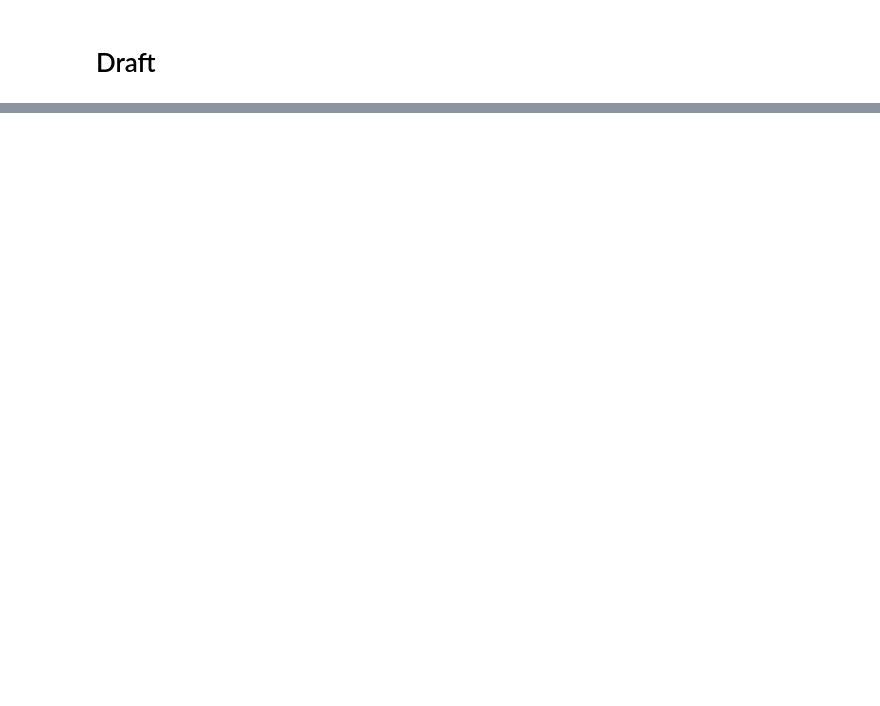
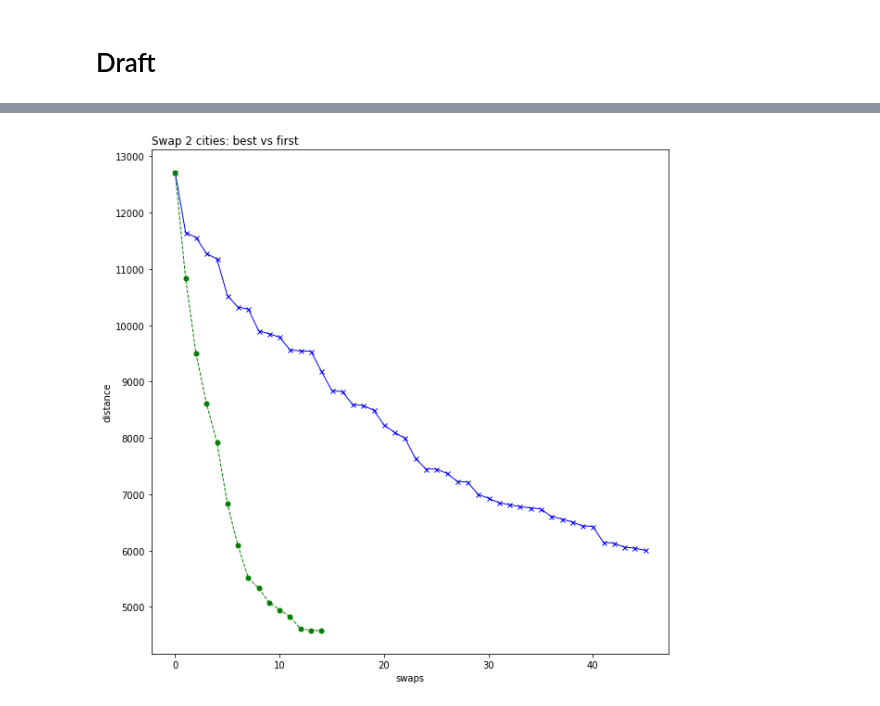
Before and after one commit to ysereda/Traveling_Salesman, a Jupyter notebook: Traveling_Salesman.ipynb, the cells around one changed output, grey strips where cells are left out. Saved outputs shown, nothing was run; the diff lists cells and outputs as text; code cells hidden in the pictures; blank space fills up the shorter version.

```diff
--- a/Traveling_Salesman.ipynb
+++ b/Traveling_Salesman.ipynb
@@ -685,0 +700,13 @@ def opt7():
+# %%
+d_swap2first = [12713.0, 11648.4, 11558.4, 11274.0, 11177.0, 10530.0, 10324.6, 10285.6, 9901.6, 9849.0, 9789.6, 9560.6, 9545.6, 9539.6, 9183.6, 8842.6, 8822.6, 8590.6, 8575.6, 8494.6, 8231.0, 8097.0, 7996.0, 7638.0, 7449.1, 7448.0, 7372.7, 7229.099999999999, 7216.099999999999, 6999.099999999999, 6930.099999999999, 6848.099999999999, 6816.099999999999, 6780.099999999999, 6757.099999999999, 6741.099999999999, 6610.099999999999, 6562.099999999999, 6509.099999999999, 6438.099999999999, 6429.099999999999, 6147.099999999999, 6131.099999999999, 6061.099999999999, 6042.099999999999, 6004.099999999999]
+d_swap2best = [12713.0, 10830.0, 9493.0, 8615.0, 7916.0, 6833.0, 6098.0, 5514.4, 5332.0, 5077.0, 4947.0, 4831.1, 4609.1, 4585.1, 4577.1]
+
+plt.figure(1, figsize=(10,10))
+plt.title('Swap 2 cities: best vs first', loc='left')
+plt.plot(d_swap2first, color='blue', marker='x', linestyle='solid', linewidth=1, markersize=5)
+plt.plot(d_swap2best, color='green', marker='o', linestyle='dashed', linewidth=1, markersize=5)
+plt.xlabel("swaps")
+plt.ylabel("distance")
+plt.show()
+# %% [output]
+[figure, added]
```
Also changed, not shown: parts of 19 cells of this notebook, 1 other file.
